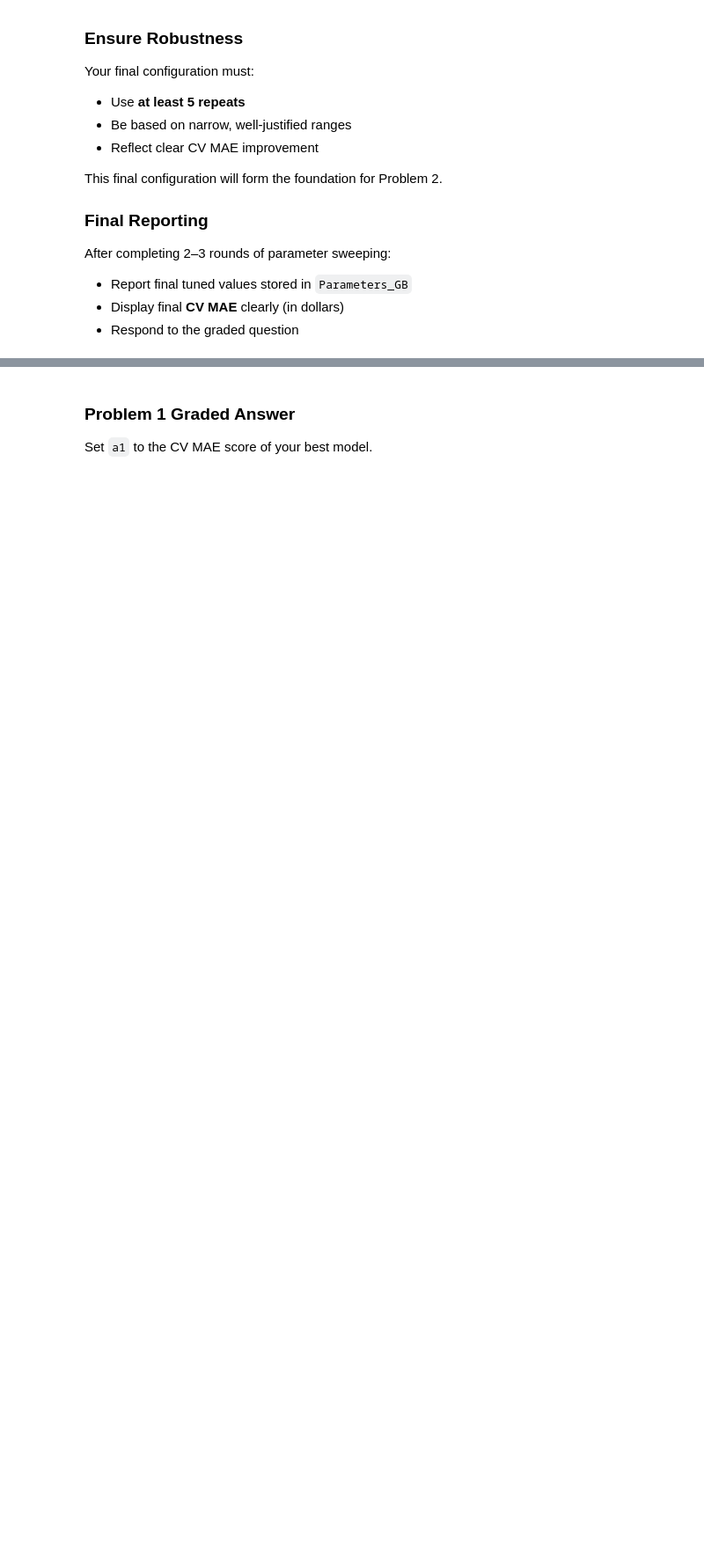
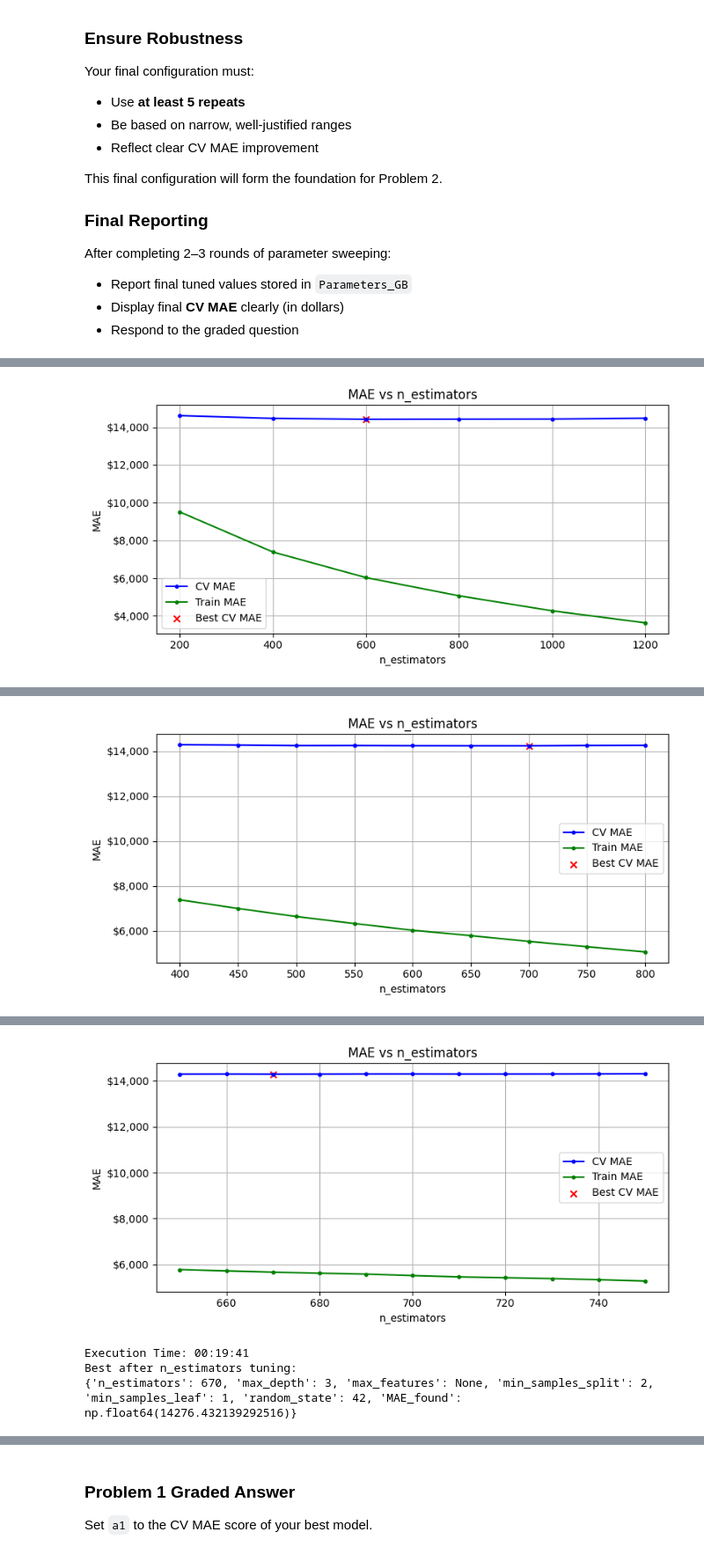
Before and after one commit to waysnyder/Module-3-Assignments, a Jupyter notebook: Homework_07.ipynb, the cells around one changed output, grey strips where cells are left out. Shown at 88% size. Drawn from its saved outputs; the diff is of its cells as text; code cells hidden in the pictures; blank space fills up the shorter version.

```diff
--- a/Homework_07.ipynb
+++ b/Homework_07.ipynb
@@ -483,3 +483,10 @@ Default_Parameters_GB = {
 Params_GB = Default_Parameters_GB.copy()
 # %%
 # Your code here, add as many cells as you need
+
+# Start from the default Gradient Boosting parameters
+Params_GB = Default_Parameters_GB.copy()
+
+print("Starting parameters:")
+print(Params_GB)
+print("Number of features:", X_train.shape[1])
@@ -485,0 +497,38 @@ Params_GB = Default_Parameters_GB.copy()
+# %%
+
+# Coarse sweep
+Params_GB = sweep_parameter(
+    model=GradientBoostingRegressor,
+    Parameters=Params_GB,
+    param='n_estimators',
+    parameter_list=list(range(200, 1201, 200)),
+    n_repeats=1,
+    n_jobs=-1
+)
+
+# Medium sweep around the best coarse value
+best_n = Params_GB['n_estimators']
+Params_GB = sweep_parameter(
+    model=GradientBoostingRegressor,
+    Parameters=Params_GB,
+    param='n_estimators',
+    parameter_list=list(range(max(100, best_n - 200), best_n + 201, 50)),
+    n_repeats=3,
+    n_jobs=-1
+)
+
+# Fine sweep around the best medium value
+best_n = Params_GB['n_estimators']
+Params_GB = sweep_parameter(
+    model=GradientBoostingRegressor,
+    Parameters=Params_GB,
+    param='n_estimators',
+    parameter_list=list(range(max(50, best_n - 50), best_n + 51, 10)),
+    n_repeats=5,
+    n_jobs=-1
+)
+
+print("Best after n_estimators tuning:")
+print(Params_GB)
+# %% [output]
+[figure, added]
@@ -485,0 +536 @@ Params_GB = Default_Parameters_GB.copy()
+[figure, added]
@@ -485,0 +538,4 @@ Params_GB = Default_Parameters_GB.copy()
+[figure, added]
+Execution Time: 00:19:41
+Best after n_estimators tuning:
+{'n_estimators': 670, 'max_depth': 3, 'max_features': None, 'min_samples_split': 2, 'min_samples_leaf': 1, 'random_state': 42, 'MAE_found': np.float64(14276.432139292516)}
```
Also changed, not shown: parts of 18 cells of this notebook.
